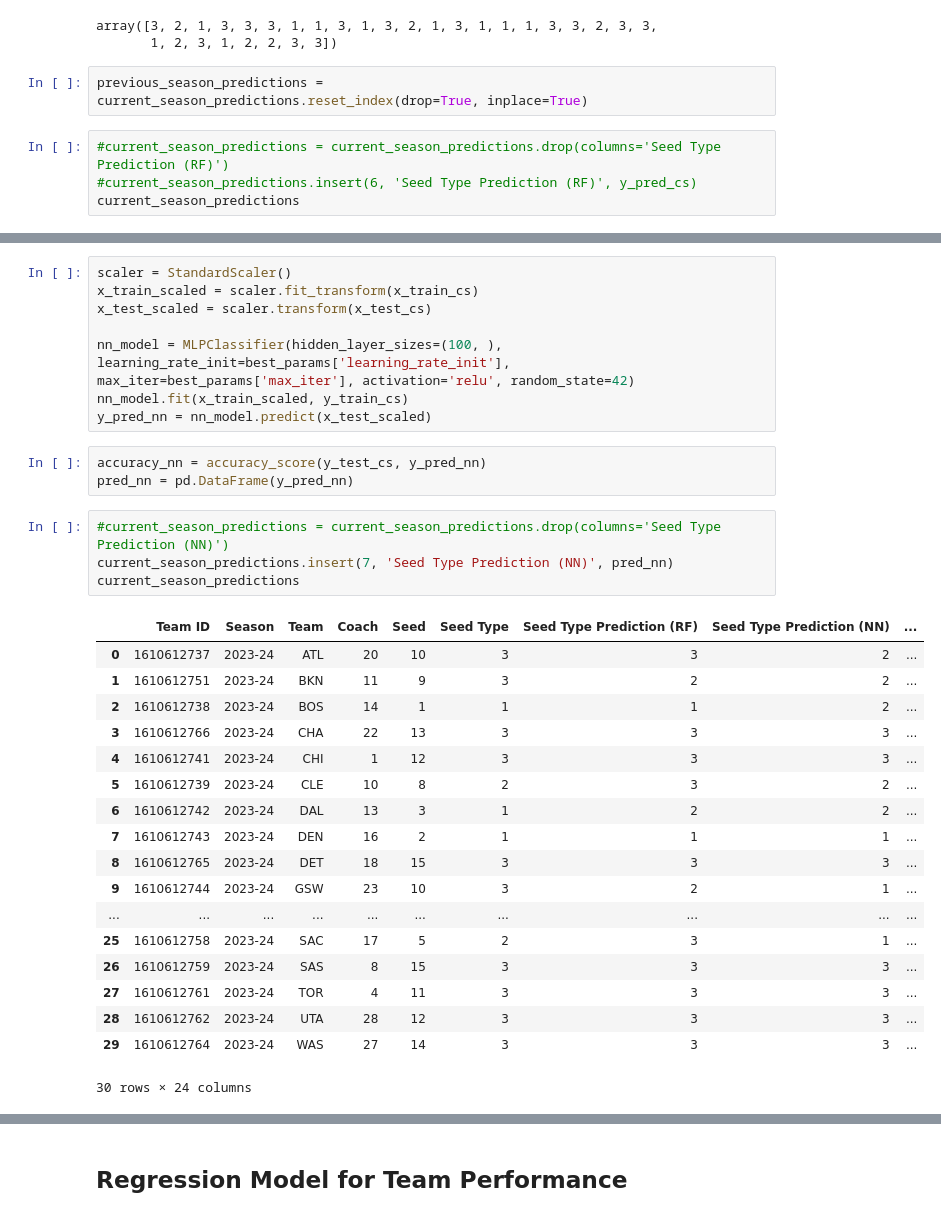
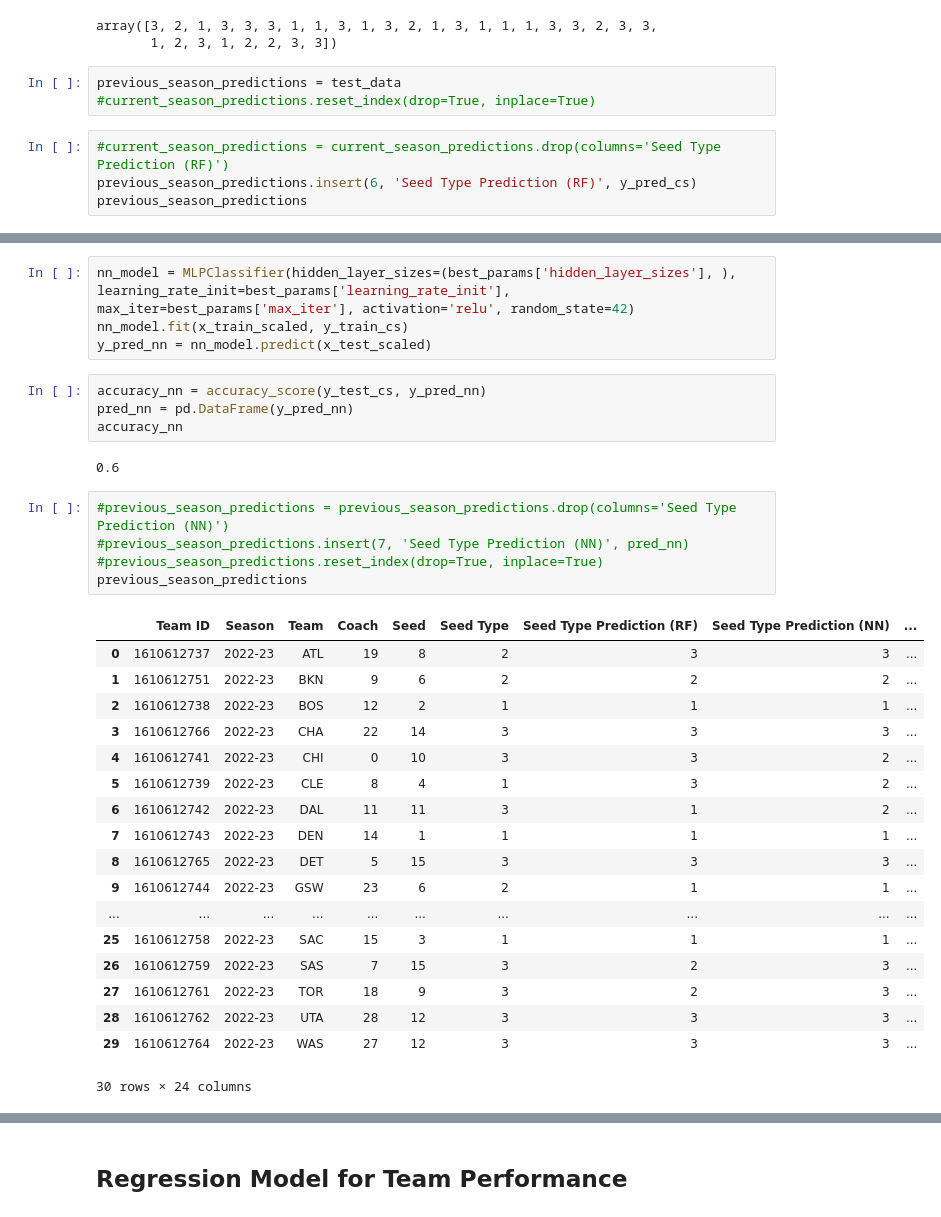
Before and after one commit to cgkelvin/sports-analytics, a Jupyter notebook: analysis.ipynb, the cells around one changed output, grey strips where cells are left out. Saved outputs shown, nothing was run; the diff lists cells and outputs as text.

```diff
--- a/analysis.ipynb
+++ b/analysis.ipynb
@@ -433,11 +433,11 @@ y_pred_cs
 array([3, 2, 1, 3, 3, 3, 1, 1, 3, 1, 3, 2, 1, 3, 1, 1, 1, 3, 3, 2, 3, 3,
        1, 2, 3, 1, 2, 2, 3, 3])
 # %%
-previous_season_predictions =
-current_season_predictions.reset_index(drop=True, inplace=True)
+previous_season_predictions = test_data
+#current_season_predictions.reset_index(drop=True, inplace=True)
 # %%
 #current_season_predictions = current_season_predictions.drop(columns='Seed Type Prediction (RF)')
-#current_season_predictions.insert(6, 'Seed Type Prediction (RF)', y_pred_cs)
-current_season_predictions
+previous_season_predictions.insert(6, 'Seed Type Prediction (RF)', y_pred_cs)
+previous_season_predictions
 # %% [output]
 |  | Team ID | Season | Team | Coach | Seed | Seed Type | Seed Type Prediction (RF) | Wins | Losses | ... |
@@ -484,36 +502,36 @@ UsageError: Line magic function `%%capture` not found.
 # %%
-scaler = StandardScaler()
-x_train_scaled = scaler.fit_transform(x_train_cs)
-x_test_scaled = scaler.transform(x_test_cs)
-
-nn_model = MLPClassifier(hidden_layer_sizes=(100, ), learning_rate_init=best_params['learning_rate_init'], max_iter=best_params['max_iter'], activation='relu', random_state=42)
+nn_model = MLPClassifier(hidden_layer_sizes=(best_params['hidden_layer_sizes'], ), learning_rate_init=best_params['learning_rate_init'], max_iter=best_params['max_iter'], activation='relu', random_state=42)
 nn_model.fit(x_train_scaled, y_train_cs)
 y_pred_nn = nn_model.predict(x_test_scaled)
 # %%
 accuracy_nn = accuracy_score(y_test_cs, y_pred_nn)
 pred_nn = pd.DataFrame(y_pred_nn)
+accuracy_nn
+# %% [output]
+0.6
 # %%
-#current_season_predictions = current_season_predictions.drop(columns='Seed Type Prediction (NN)')
-current_season_predictions.insert(7, 'Seed Type Prediction (NN)', pred_nn)
-current_season_predictions
+#previous_season_predictions = previous_season_predictions.drop(columns='Seed Type Prediction (NN)')
+#previous_season_predictions.insert(7, 'Seed Type Prediction (NN)', pred_nn)
+#previous_season_predictions.reset_index(drop=True, inplace=True)
+previous_season_predictions
 # %% [output]
 |  | Team ID | Season | Team | Coach | Seed | Seed Type | Seed Type Prediction (RF) | Seed Type Prediction (NN) | ... |
-| 0 | 1610612737 | 2023-24 | ATL | 20 | 10 | 3 | 3 | 2 | ... |
-| 1 | 1610612751 | 2023-24 | BKN | 11 | 9 | 3 | 2 | 2 | ... |
-| 2 | 1610612738 | 2023-24 | BOS | 14 | 1 | 1 | 1 | 2 | ... |
-| 3 | 1610612766 | 2023-24 | CHA | 22 | 13 | 3 | 3 | 3 | ... |
-| 4 | 1610612741 | 2023-24 | CHI | 1 | 12 | 3 | 3 | 3 | ... |
-| 5 | 1610612739 | 2023-24 | CLE | 10 | 8 | 2 | 3 | 2 | ... |
-| 6 | 1610612742 | 2023-24 | DAL | 13 | 3 | 1 | 2 | 2 | ... |
-| 7 | 1610612743 | 2023-24 | DEN | 16 | 2 | 1 | 1 | 1 | ... |
-| 8 | 1610612765 | 2023-24 | DET | 18 | 15 | 3 | 3 | 3 | ... |
-| 9 | 1610612744 | 2023-24 | GSW | 23 | 10 | 3 | 2 | 1 | ... |
+| 0 | 1610612737 | 2022-23 | ATL | 19 | 8 | 2 | 3 | 3 | ... |
+| 1 | 1610612751 | 2022-23 | BKN | 9 | 6 | 2 | 2 | 2 | ... |
+| 2 | 1610612738 | 2022-23 | BOS | 12 | 2 | 1 | 1 | 1 | ... |
+| 3 | 1610612766 | 2022-23 | CHA | 22 | 14 | 3 | 3 | 3 | ... |
+| 4 | 1610612741 | 2022-23 | CHI | 0 | 10 | 3 | 3 | 2 | ... |
+| 5 | 1610612739 | 2022-23 | CLE | 8 | 4 | 1 | 3 | 2 | ... |
+| 6 | 1610612742 | 2022-23 | DAL | 11 | 11 | 3 | 1 | 2 | ... |
+| 7 | 1610612743 | 2022-23 | DEN | 14 | 1 | 1 | 1 | 1 | ... |
+| 8 | 1610612765 | 2022-23 | DET | 5 | 15 | 3 | 3 | 3 | ... |
+| 9 | 1610612744 | 2022-23 | GSW | 23 | 6 | 2 | 1 | 1 | ... |
 | ... | ... | ... | ... | ... | ... | ... | ... | ... | ... |
-| 25 | 1610612758 | 2023-24 | SAC | 17 | 5 | 2 | 3 | 1 | ... |
-| 26 | 1610612759 | 2023-24 | SAS | 8 | 15 | 3 | 3 | 3 | ... |
-| 27 | 1610612761 | 2023-24 | TOR | 4 | 11 | 3 | 3 | 3 | ... |
-| 28 | 1610612762 | 2023-24 | UTA | 28 | 12 | 3 | 3 | 3 | ... |
-| 29 | 1610612764 | 2023-24 | WAS | 27 | 14 | 3 | 3 | 3 | ... |
+| 25 | 1610612758 | 2022-23 | SAC | 15 | 3 | 1 | 1 | 1 | ... |
+| 26 | 1610612759 | 2022-23 | SAS | 7 | 15 | 3 | 2 | 3 | ... |
+| 27 | 1610612761 | 2022-23 | TOR | 18 | 9 | 3 | 2 | 3 | ... |
+| 28 | 1610612762 | 2022-23 | UTA | 28 | 12 | 3 | 3 | 3 | ... |
+| 29 | 1610612764 | 2022-23 | WAS | 27 | 12 | 3 | 3 | 3 | ... |
 30 rows × 24 columns
 # %%
 nn_model_loss = nn_model.fit(x_train_scaled, y_train_cs).loss_curve_
```
Also changed, not shown: parts of 3 cells of this notebook.
